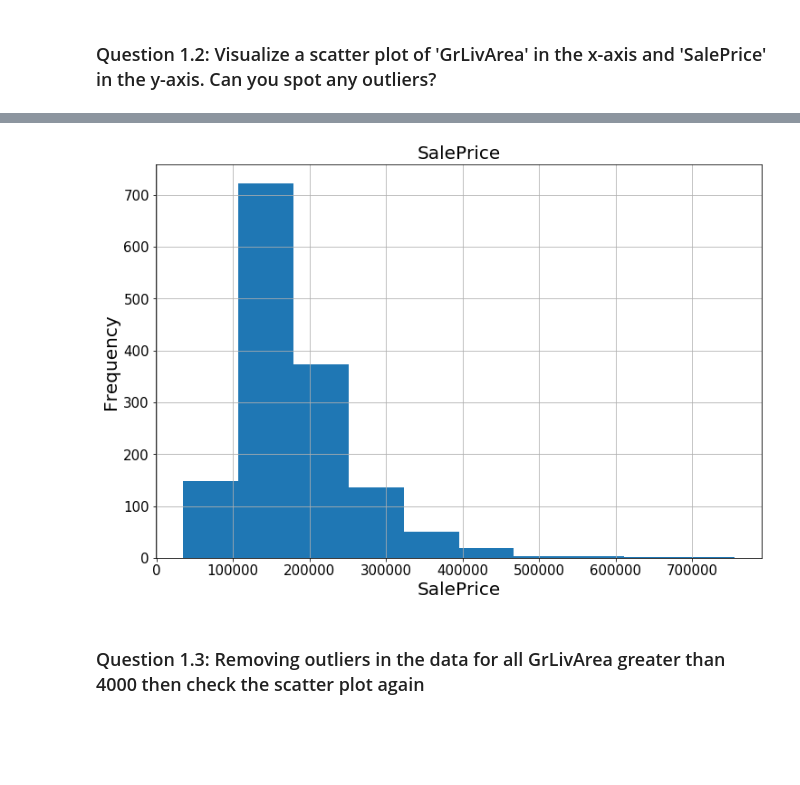
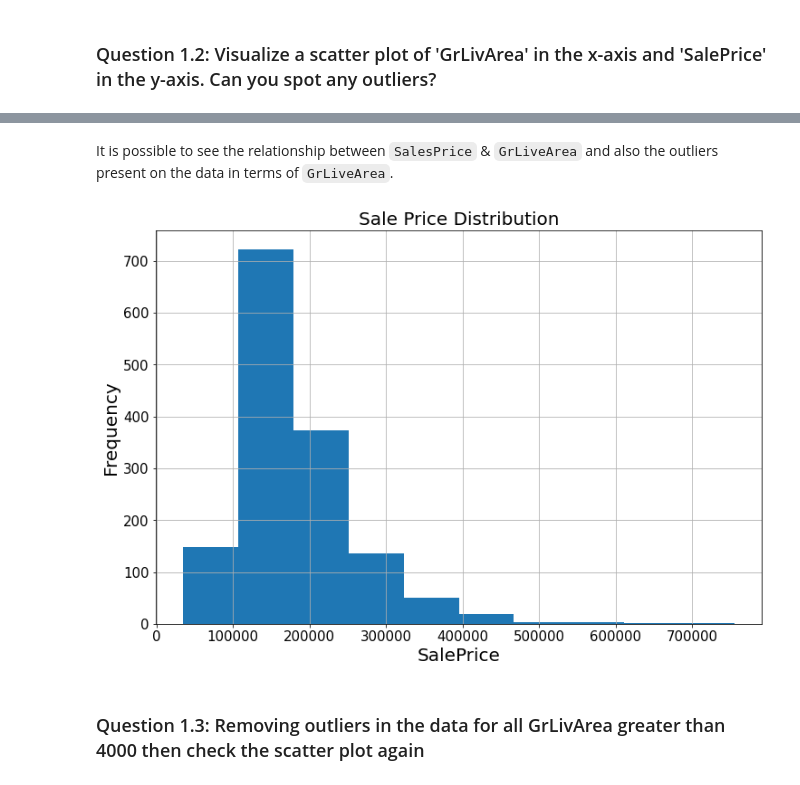
Before and after one commit to rodolfolermacontreras/ML_1_Assignment_7, a Jupyter notebook: MLEARN510-Assignment7-RodolfoLerma.ipynb, the cells around one changed output, grey strips where cells are left out. Cells and saved outputs as stored; diff of their text form; code cells hidden in the pictures; blank space fills up the shorter version.

```diff
--- a/MLEARN510-Assignment7-RodolfoLerma.ipynb
+++ b/MLEARN510-Assignment7-RodolfoLerma.ipynb
@@ -101,14 +98,16 @@ plt.show()
+# %% [markdown]
+It is possible to see the relationship between `SalesPrice` & `GrLiveArea` and also the outliers present on the data in terms of `GrLiveArea`.
 # %%
 data['SalePrice'].hist(figsize = (12,8))
 plt.xlabel('SalePrice', fontsize = 20)
 plt.ylabel('Frequency',fontsize = 20)
-plt.title('SalePrice', fontsize = 20)
+plt.title('Sale Price Distribution', fontsize = 20)
 plt.tick_params(axis="x", labelsize=15)
 plt.tick_params(axis="y", labelsize=15)
 plt.grid(True)
 plt.show()
 # %% [output]
-[figure, old version]
+[figure, new version]
 # %% [markdown]
 ### Question 1.3: Removing outliers in the data for all GrLivArea greater than 4000 then check the scatter plot again
 # %%
```
Also changed, not shown: parts of 60 cells of this notebook.
